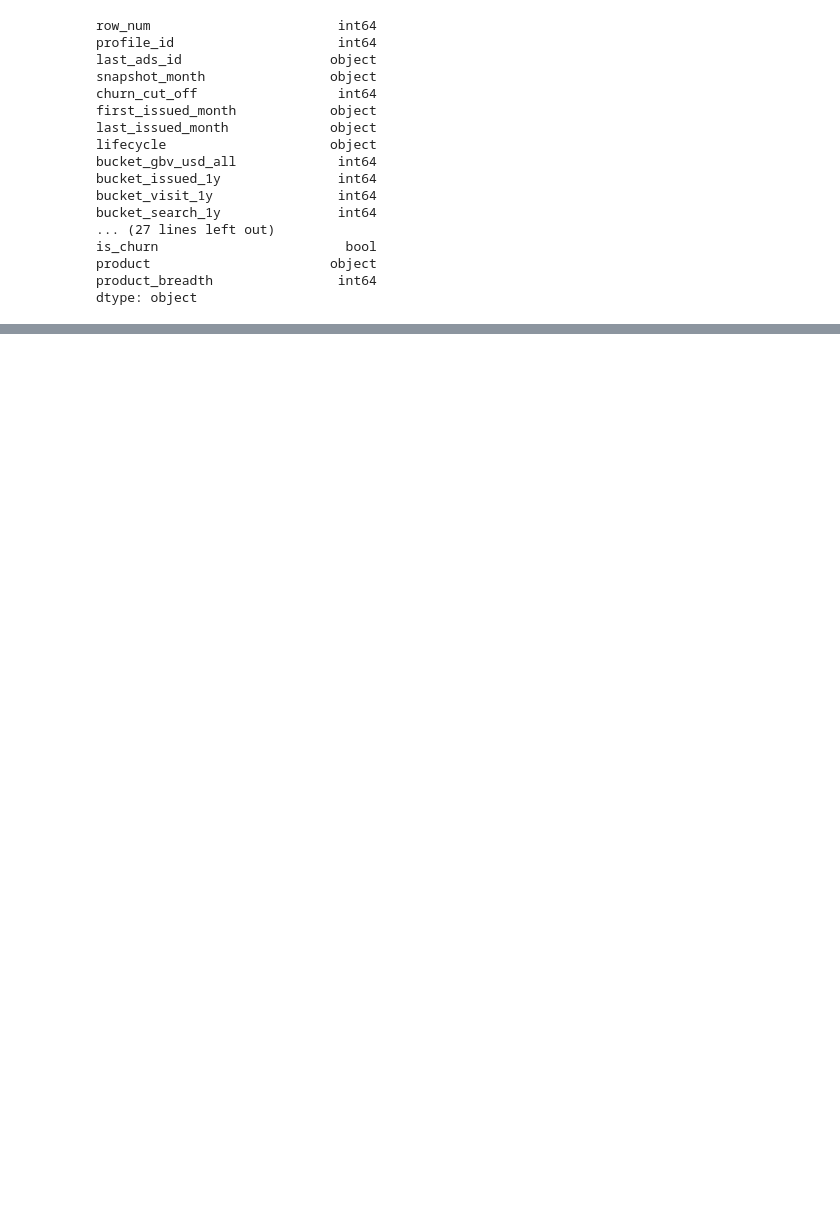
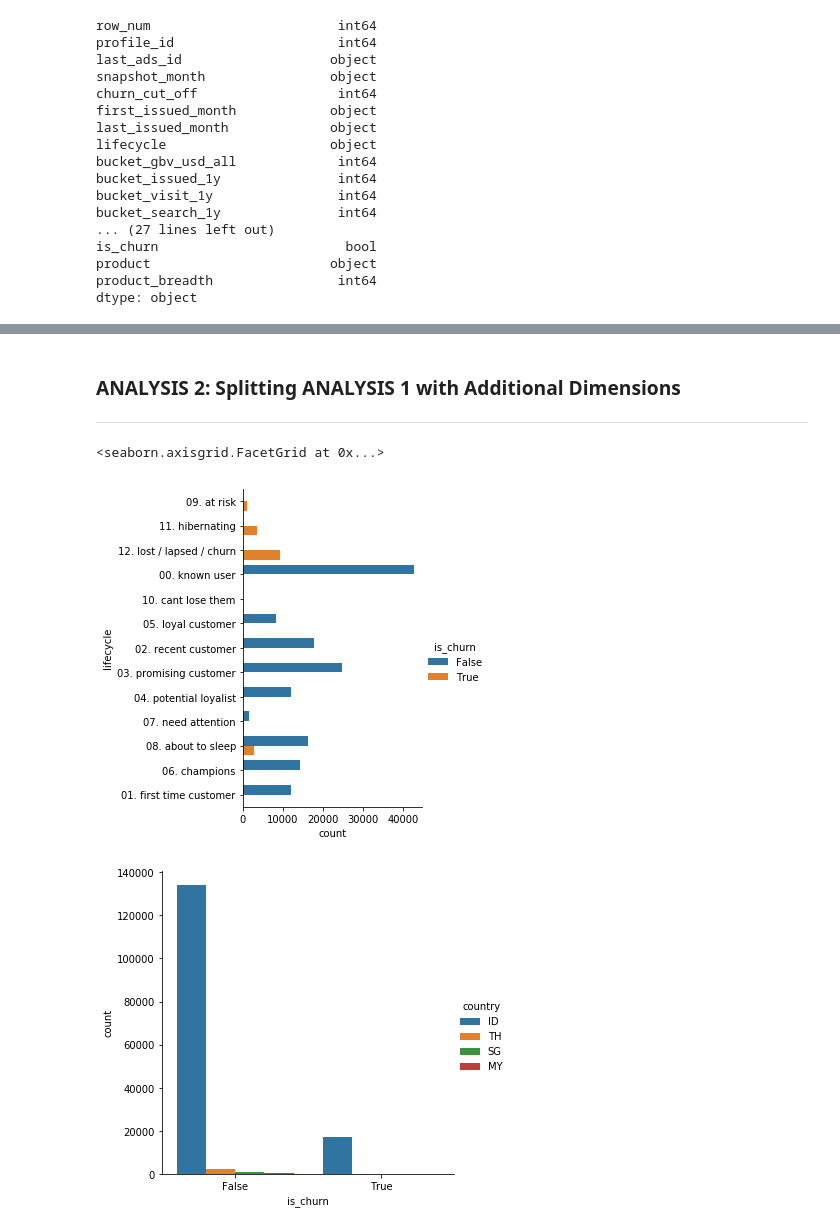
Before and after one commit to bimawardhana/traveloka-data-analysis, a Jupyter notebook: traveloka-data-challenge/Solution_BimaSatria_SuryaWardhana.ipynb, the cells around one changed output, grey strips where cells are left out. Saved outputs shown, nothing was run; the diff lists cells and outputs as text; code cells hidden in the pictures; blank space fills up the shorter version.

```diff
--- a/traveloka-data-challenge/Solution_BimaSatria_SuryaWardhana.ipynb
+++ b/traveloka-data-challenge/Solution_BimaSatria_SuryaWardhana.ipynb
@@ -138,0 +218,13 @@ dtype: object
+# %% [markdown]
+### ANALYSIS 2: Splitting ANALYSIS 1 with Additional Dimensions
+
+
+---
+# %%
+# SPLITTING WITH DIMENSION LIFECYCLE
+sns.catplot(y="lifecycle", hue='is_churn', kind='count', data=tvlk_customers[['is_churn', 'lifecycle', 'profile_id']])
+sns.catplot(x="is_churn", hue='country', kind='count', data=tvlk_customers[['is_churn', 'country', 'profile_id']])
+# %% [output]
+<seaborn.axisgrid.FacetGrid at 0x...>
+[figure, added]
+[figure, added]
```
Also changed, not shown: parts of 35 cells of this notebook.
